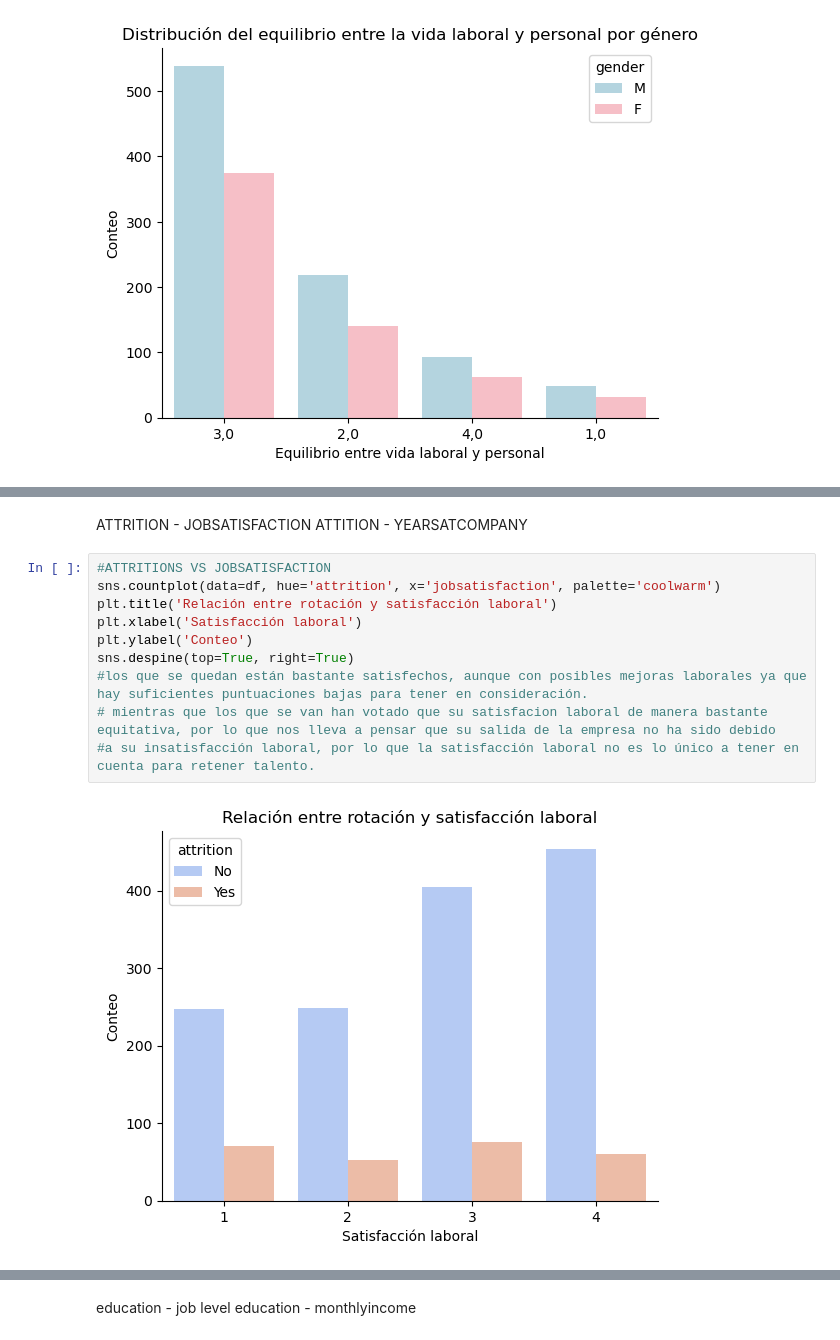
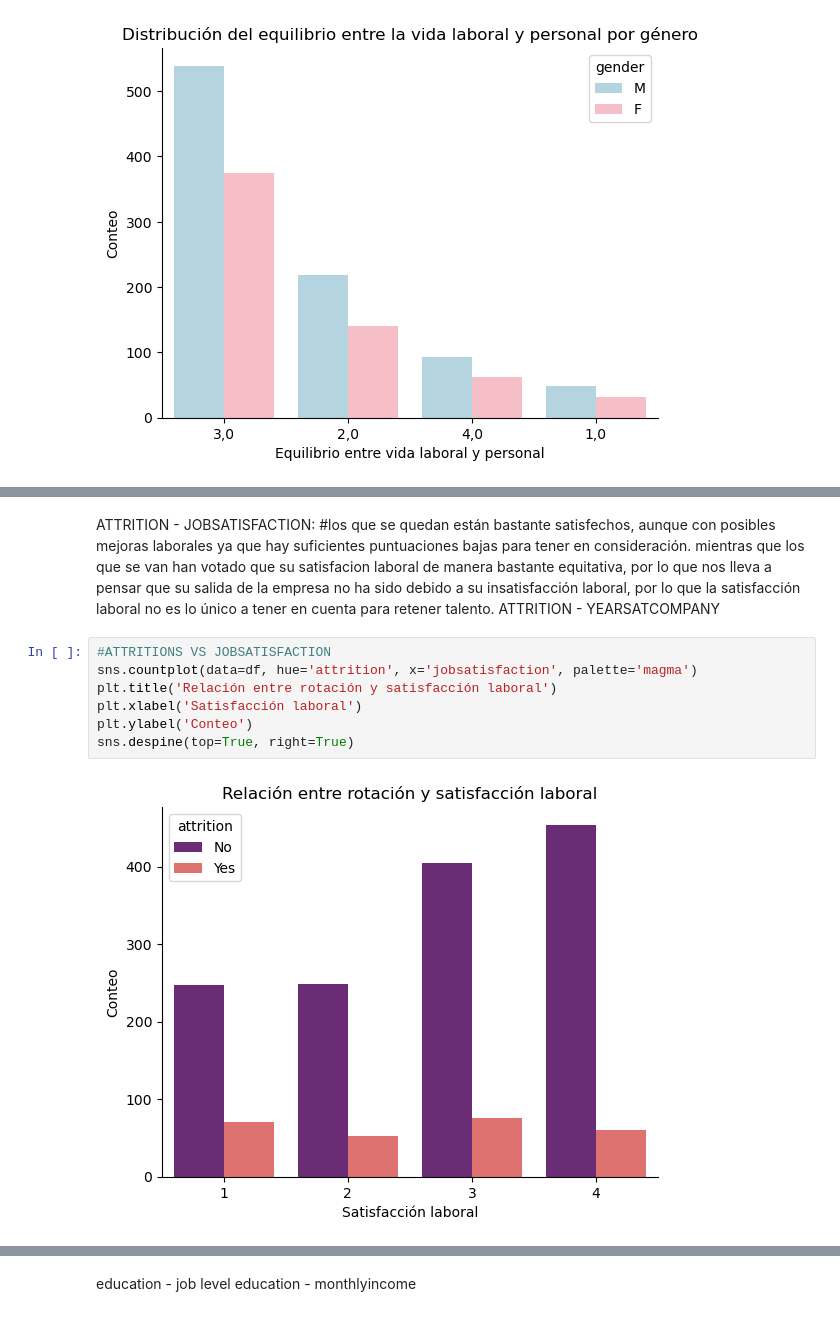
Before and after one commit to BiancaGemarR/promo_56_proyecto_mod3_team1, a Jupyter notebook: graficaspaula.ipynb, the cells around one changed output, grey strips where cells are left out. Cells and saved outputs as stored; diff of their text form.

```diff
--- a/graficaspaula.ipynb
+++ b/graficaspaula.ipynb
@@ -147,18 +216,17 @@ sns.despine(top=True, right=True)
 # %% [output]
 [figure]
 # %% [markdown]
-ATTRITION - JOBSATISFACTION
-ATTITION - YEARSATCOMPANY
+ATTRITION - JOBSATISFACTION: #los que se quedan están bastante satisfechos, aunque con posibles mejoras laborales ya que hay suficientes puntuaciones bajas para tener en consideración.
+mientras que los que se van han votado que su satisfacion laboral de manera bastante equitativa, por lo que nos lleva a pensar que su salida de la empresa no ha sido debido
+a su insatisfacción laboral, por lo que la satisfacción laboral no es lo único a tener en cuenta para retener talento.
+ATTRITION - YEARSATCOMPANY
 # %%
 #ATTRITIONS VS JOBSATISFACTION
-sns.countplot(data=df, hue='attrition', x='jobsatisfaction', palette='coolwarm')
+sns.countplot(data=df, hue='attrition', x='jobsatisfaction', palette='magma')
 plt.title('Relación entre rotación y satisfacción laboral')
 plt.xlabel('Satisfacción laboral')
 plt.ylabel('Conteo')
 sns.despine(top=True, right=True)
-#los que se quedan están bastante satisfechos, aunque con posibles mejoras laborales ya que hay suficientes puntuaciones bajas para tener en consideración.
-# mientras que los que se van han votado que su satisfacion laboral de manera bastante equitativa, por lo que nos lleva a pensar que su salida de la empresa no ha sido debido
-#a su insatisfacción laboral, por lo que la satisfacción laboral no es lo único a tener en cuenta para retener talento.
 # %% [output]
-[figure, old version]
+[figure, new version]
 # %%
```
Also changed, not shown: parts of 21 cells of this notebook, 1 other file.
